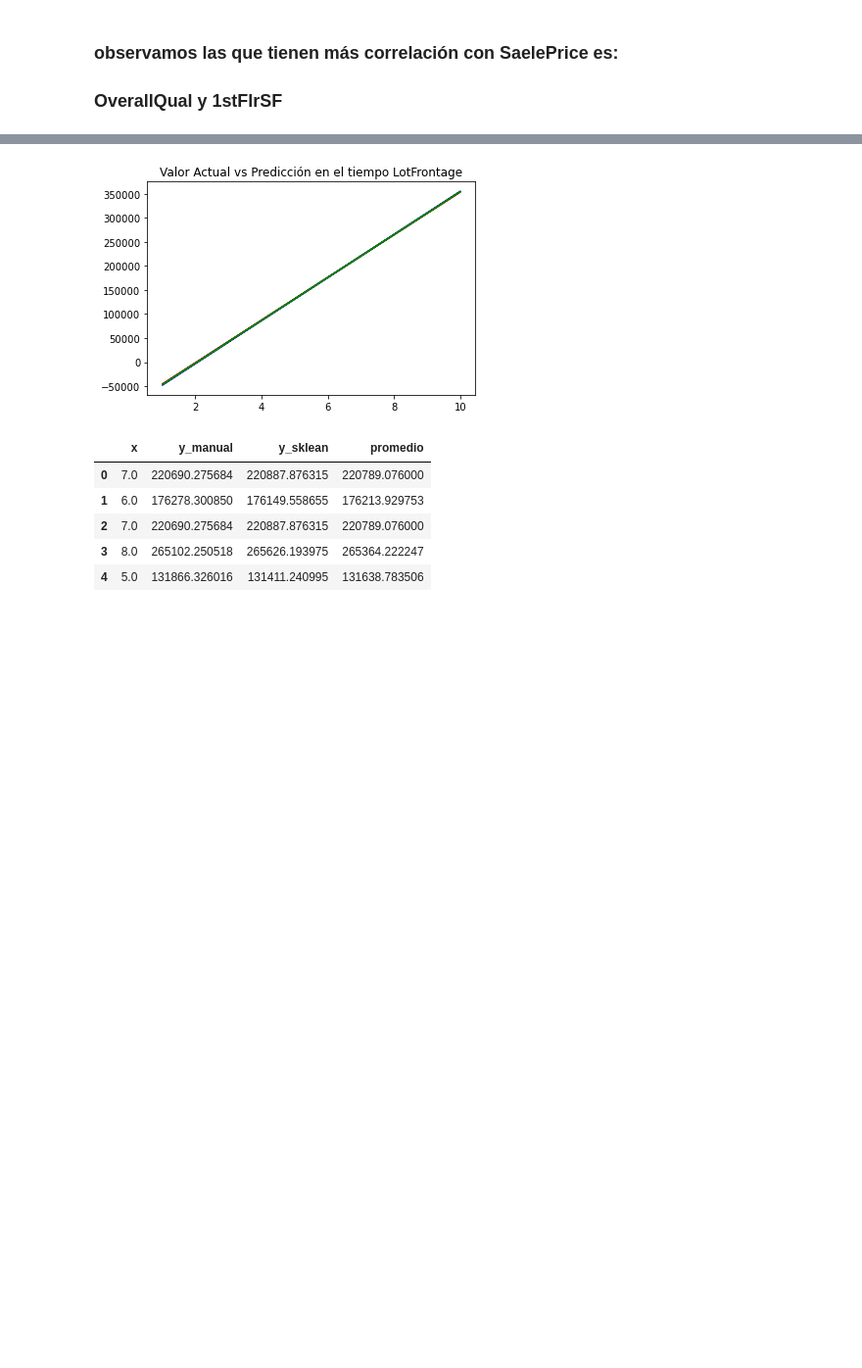
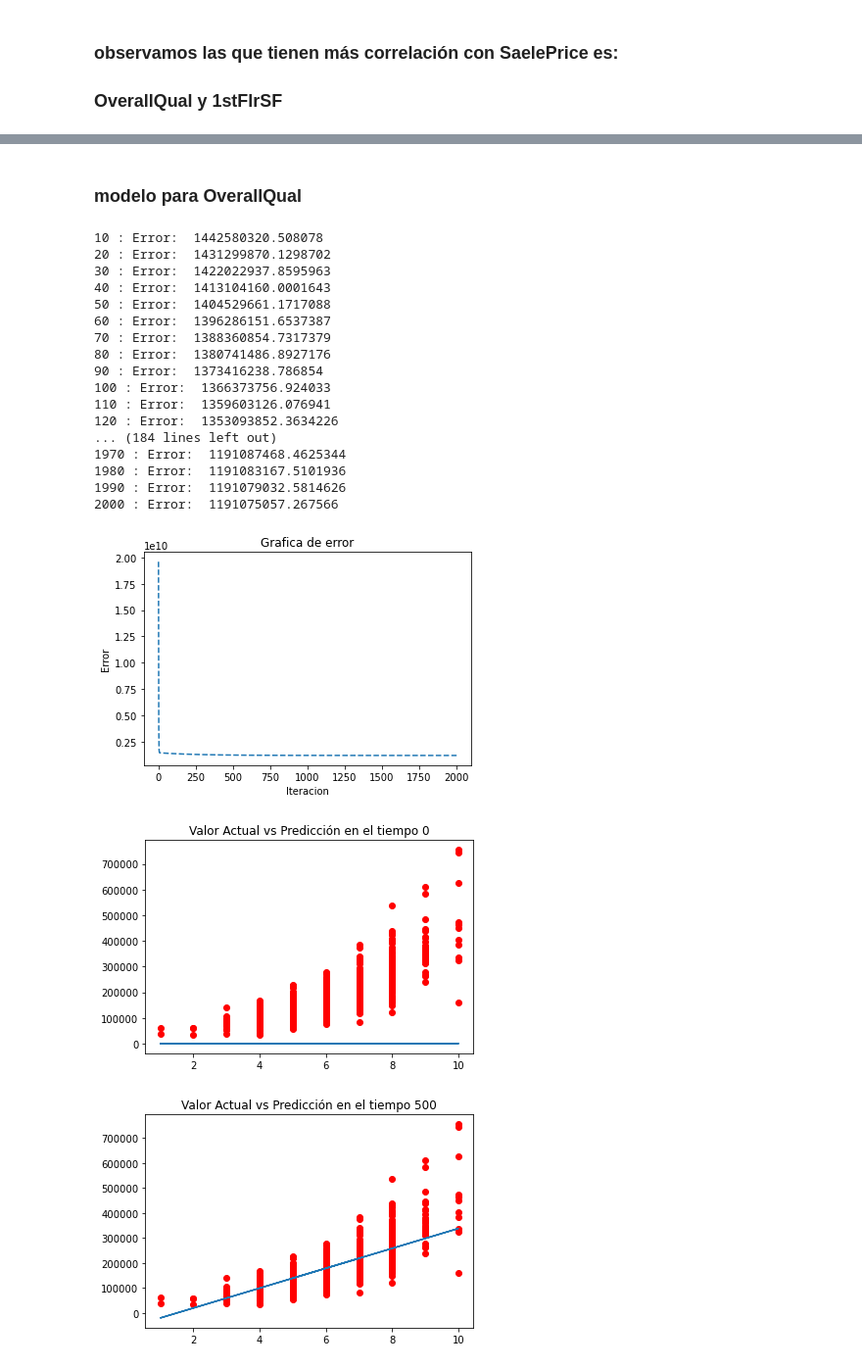
Before and after one commit to amartinez16/Galileo_2022, a Jupyter notebook: Proyecto.ipynb, the cells around one changed output, grey strips where cells are left out. Shown: that part at 98% size. Saved outputs shown, nothing was run; the diff lists cells and outputs as text; code cells hidden in the pictures; blank space fills up the shorter version.

```diff
--- a/Proyecto.ipynb
+++ b/Proyecto.ipynb
@@ -113,20 +114,25 @@ grafica_correlacion(2,3,dt,correlacion)
 # %% [markdown]
 ### observamos las que tienen más correlación con SaelePrice es:
 ### OverallQual  y 1stFlrSF
+# %%
+def calculo_error(y_pred, y_actual):
+   return np.average((np.power(y_pred-y_actual,2)/2))
 # %%
 def entrenar_modelo(x,y,epochs,error_cada,lr=0.00001):
     #creamos matriz con x y con la otra columna de uno
     array_x  = np.column_stack((x,np.ones_like(y)))
-    mb= np.array([0,0])
+    mb= np.array([0,0])   #cambiar a otro valor inicial
     modelo = {}
-    error = np.zeros(epochs)
+    error = [] #np.zeros(epochs)
     contador = 1
     for i in range(epochs):
         modelo[i] = mb
         #product punto operación vectorizada
         yhat = np.matmul(array_x,mb)
         #error
-        error[i]  = np.average((np.power(yhat-y,2)/2))
+        #error[i]  = np.average((np.power(yhat-y,2)/2))
+        #error.append(np.average((np.power(yhat-y,2)/2)))
+        error.append(calculo_error(yhat, y))
         #Mostrams el error en cada iteración
         if contador == error_cada:
             print(i+1,": Error: ", error[i])
@@ -138,7 +144,7 @@ def entrenar_modelo(x,y,epochs,error_cada,lr=0.00001):
         mb = [mb[0]-lr*gradiantes[0], mb[1]-lr*gradiantes[1]]
     return modelo,error
 # %%
-def grafica_error(error):
+def grafica_error(modelo,error):
     xx = np.linspace(1,len(error),len(error))
     yy = error
     plt.plot(xx,yy,linestyle = 'dashed')
@@ -269,13 +179,28 @@ def grafica_comparacion(y_pred_manual,y_pred_sklean,promedio,x):
-# %%
-y_manual,y_sklean,y_promedio =predicciones(modelo[len(modelo.keys())-1],modelo_OverQual_sklearn,OverallQual[0])
-
-ver = grafica_comparacion(y_manual,y_sklean,y_promedio,dt['OverallQual'])
-ver.head()
-# %% [output]
-[figure, removed]
-|  | x | y_manual | y_sklean | promedio |
-| 0 | 7.0 | 220690.275684 | 220887.876315 | 220789.076000 |
-| 1 | 6.0 | 176278.300850 | 176149.558655 | 176213.929753 |
-| 2 | 7.0 | 220690.275684 | 220887.876315 | 220789.076000 |
-| 3 | 8.0 | 265102.250518 | 265626.193975 | 265364.222247 |
-| 4 | 5.0 | 131866.326016 | 131411.240995 | 131638.783506 |
+# %% [markdown]
+### modelo para OverallQual
+# %%
+modelo_over,error_over = entrenar_modelo(dt['OverallQual'],dt['SalePrice'], 2000,10,0.04)
+grafica_error(modelo_over,error_over)
+datos = grafica_modelo_train(modelo_over, dt['OverallQual'], dt['SalePrice'], 500)
+datos.head()
+# %% [output]
+10 : Error:  1442580320.508078
+20 : Error:  1431299870.1298702
+30 : Error:  1422022937.8595963
+40 : Error:  1413104160.0001643
+50 : Error:  1404529661.1717088
+60 : Error:  1396286151.6537387
+70 : Error:  1388360854.7317379
+80 : Error:  1380741486.8927176
+90 : Error:  1373416238.786854
+100 : Error:  1366373756.924033
+110 : Error:  1359603126.076941
+120 : Error:  1353093852.3634226
+... (184 lines left out)
+1970 : Error:  1191087468.4625344
+1980 : Error:  1191083167.5101936
+1990 : Error:  1191079032.5814626
+2000 : Error:  1191075057.267566
+[figure, added]
+[figure, added]
+[figure, added]
```
Also changed, not shown: parts of 39 cells of this notebook.
